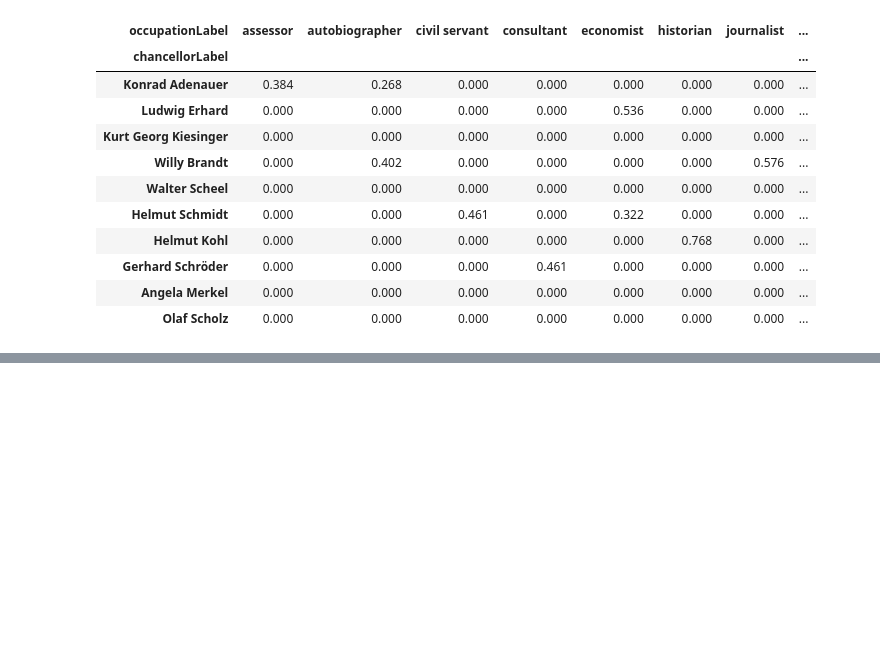
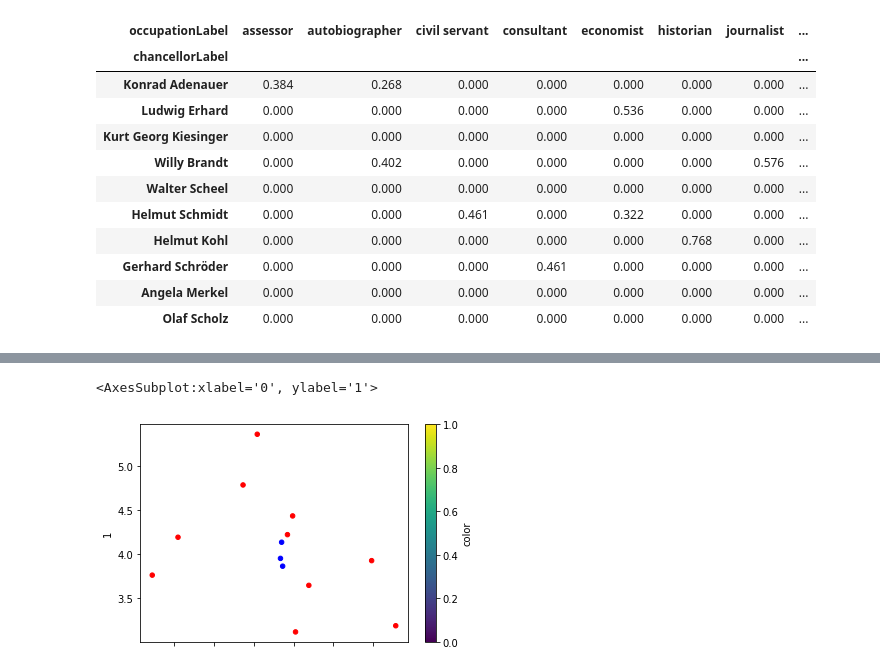
Before and after one commit to rgrenz/rdflime-util, a Jupyter notebook: notebooks/experiments/feature-extraction/chancellors.ipynb, the cells around one changed output, grey strips where cells are left out. Drawn from its saved outputs; the diff is of its cells as text; code cells hidden in the pictures; blank space fills up the shorter version.

```diff
--- a/notebooks/experiments/feature-extraction/chancellors.ipynb
+++ b/notebooks/experiments/feature-extraction/chancellors.ipynb
@@ -89,3 +89,26 @@ df.round(3)
 | Gerhard Schröder | 0.000 | 0.000 | 0.000 | 0.461 | 0.000 | 0.000 | 0.000 | ... |
 | Angela Merkel | 0.000 | 0.000 | 0.000 | 0.000 | 0.000 | 0.000 | 0.000 | ... |
 | Olaf Scholz | 0.000 | 0.000 | 0.000 | 0.000 | 0.000 | 0.000 | 0.000 | ... |
+# %%
+import pandas as pd
+import os.path
+import pickle
+import json
+from pathlib import Path
+from pyrdf2vec import RDF2VecTransformer
+from pyrdf2vec.embedders import Word2Vec
+from pyrdf2vec.graphs import KG
+from pyrdf2vec.walkers import RandomWalker
+from sklearn.svm import SVC
+from evaluation_framework.manager import FrameworkManager
+
+dbpedia = KG("http://localhost:3030/dbpedia", skip_verify=False, mul_req=False)
+
+transformer = RDF2VecTransformer(
+    Word2Vec( sg=0, vector_size=2),
+    walkers=[RandomWalker(max_walks=500, max_depth=8, with_reverse=False, n_jobs=1, md5_bytes=None)],
+    verbose=1
+)
+
+people = ["http://dbpedia.org/resource/" + x for x in ["Berlin", "Frankfurt", "Hamburg", "Munich", "Leipzig", "Hanover", "Heidelberg", "Mannheim", "New_York", "Chicago", "Atlanta", "Los_Angeles", "Philadelphia"]]
+x = transformer.fit_transform(dbpedia, people)
@@ -91,0 +140,9 @@ df.round(3)
+# %%
+y = pd.DataFrame(x[0])
+y["color"] = "#0000ff"
+y.loc[:9, "color"] = "#ff0000"
+
+y.plot.scatter(0, 1, c="color")
+# %% [output]
+<AxesSubplot:xlabel='0', ylabel='1'>
+[figure, added]
```
Also changed, not shown: parts of 12 cells of this notebook, 19 other files.
